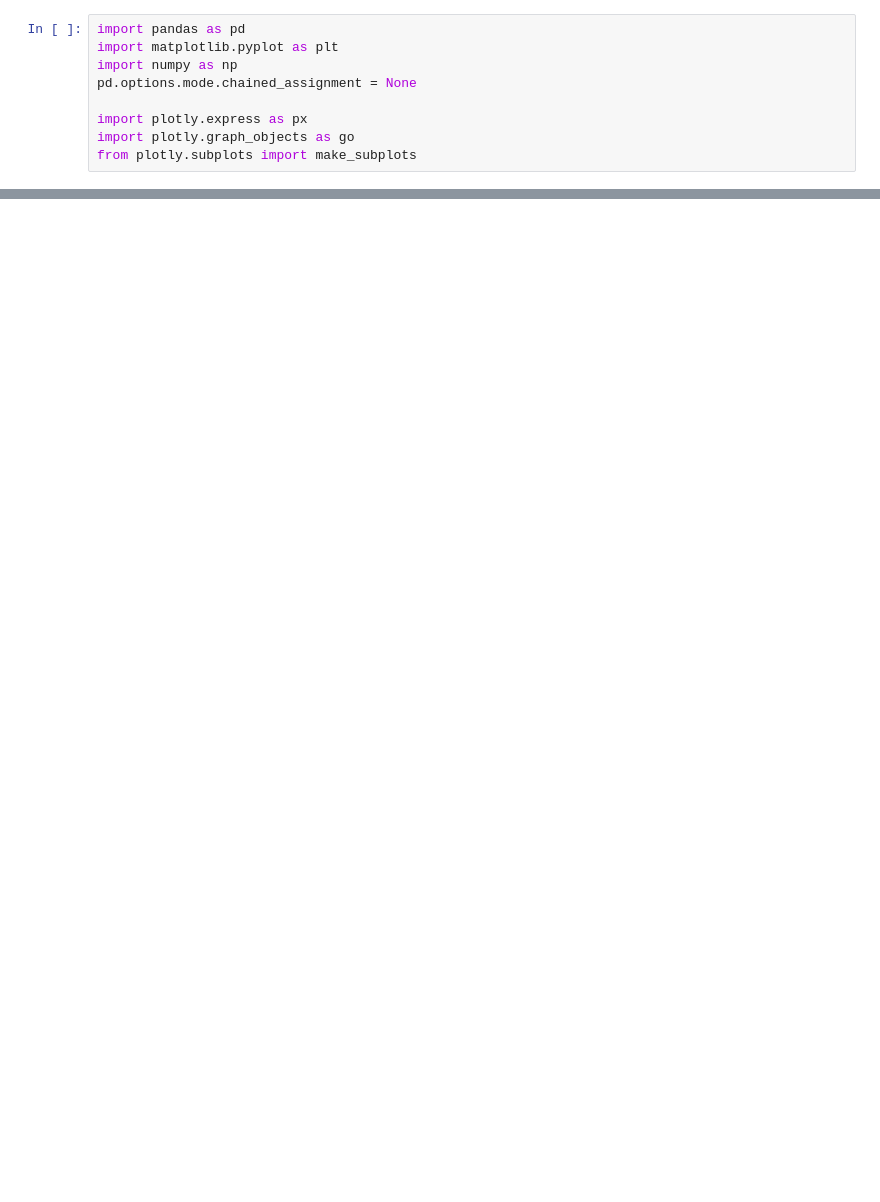
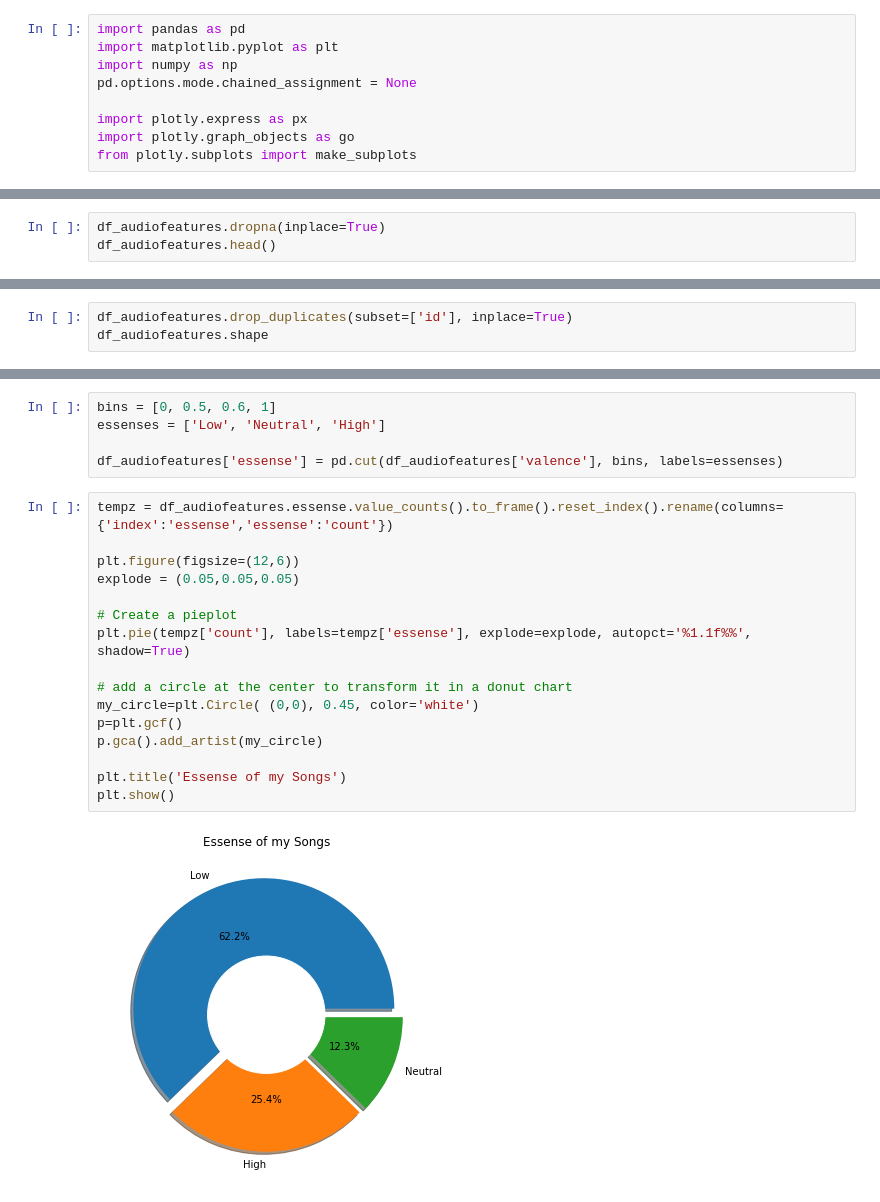
Before and after one commit to addds03/Spotify-API, a Jupyter notebook: EDA_musicTaste.ipynb, the cells around one changed output, grey strips where cells are left out. Drawn from its saved outputs; the diff is of its cells as text; blank space fills up the shorter version.

```diff
--- a/EDA_musicTaste.ipynb
+++ b/EDA_musicTaste.ipynb
@@ -22,0 +29,3 @@ df_audiofeatures.head()
+# %%
+df_audiofeatures.dropna(inplace=True)
+df_audiofeatures.head()
@@ -22,0 +59,3 @@ df_audiofeatures.head()
+# %%
+df_audiofeatures.drop_duplicates(subset=['id'], inplace=True)
+df_audiofeatures.shape
@@ -31,0 +117,23 @@ df_track_ids.head()
+# %%
+bins = [0, 0.5, 0.6, 1]
+essenses = ['Low', 'Neutral', 'High']
+
+df_audiofeatures['essense'] = pd.cut(df_audiofeatures['valence'], bins, labels=essenses)
+# %%
+tempz = df_audiofeatures.essense.value_counts().to_frame().reset_index().rename(columns={'index':'essense','essense':'count'})
+
+plt.figure(figsize=(12,6))
+explode = (0.05,0.05,0.05)
+
+# Create a pieplot
+plt.pie(tempz['count'], labels=tempz['essense'], explode=explode, autopct='%1.1f%%', shadow=True)
+
+# add a circle at the center to transform it in a donut chart
+my_circle=plt.Circle( (0,0), 0.45, color='white')
+p=plt.gcf()
+p.gca().add_artist(my_circle)
+
+plt.title('Essense of my Songs')
+plt.show()
+# %% [output]
+[figure, added]
```
Also changed, not shown: parts of 17 cells of this notebook.
